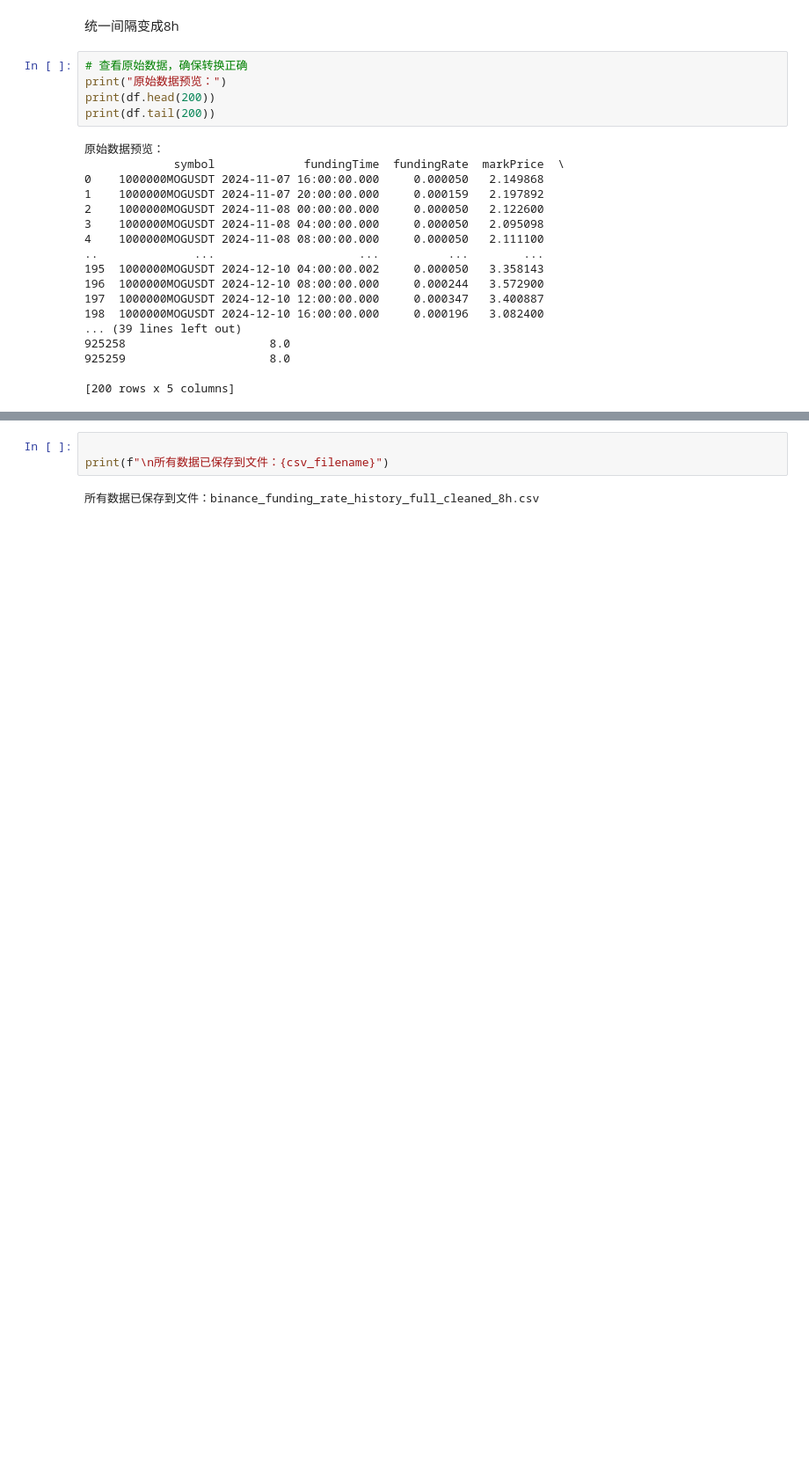
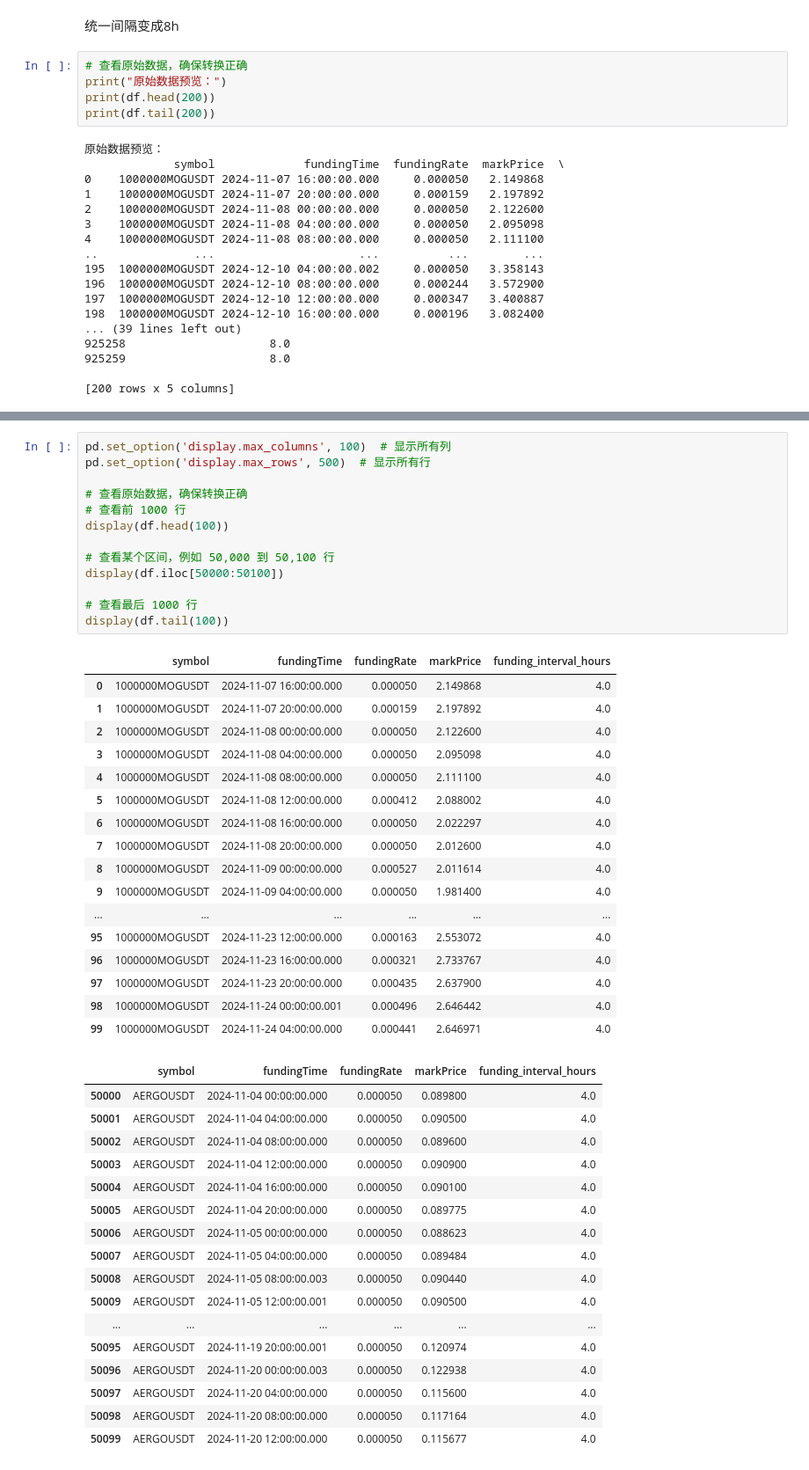
Before and after one commit to AlphaPilotHQ/CryptoDataForge, a Jupyter notebook: funding_data/funding_data_procesing.ipynb, the cells around one changed output, grey strips where cells are left out. Shown: that part at 88% size. Drawn from its saved outputs; the diff is of its cells as text; blank space fills up the shorter version.

```diff
--- a/funding_data/funding_data_procesing.ipynb
+++ b/funding_data/funding_data_procesing.ipynb
@@ -320,5 +256,48 @@ Error:
-# %%
-
-print(f"\n所有数据已保存到文件：{csv_filename}")
-# %% [output]
-所有数据已保存到文件：binance_funding_rate_history_full_cleaned_8h.csv
+# %%
+pd.set_option('display.max_columns', 100)  # 显示所有列
+pd.set_option('display.max_rows', 500)  # 显示所有行
+
+# 查看原始数据，确保转换正确
+# 查看前 1000 行
+display(df.head(100))
+
+# 查看某个区间，例如 50,000 到 50,100 行
+display(df.iloc[50000:50100])
+
+# 查看最后 1000 行
+display(df.tail(100))
+# %% [output]
+|  | symbol | fundingTime | fundingRate | markPrice | funding_interval_hours |
+| 0 | 1000000MOGUSDT | 2024-11-07 16:00:00.000 | 0.000050 | 2.149868 | 4.0 |
+| 1 | 1000000MOGUSDT | 2024-11-07 20:00:00.000 | 0.000159 | 2.197892 | 4.0 |
+| 2 | 1000000MOGUSDT | 2024-11-08 00:00:00.000 | 0.000050 | 2.122600 | 4.0 |
+| 3 | 1000000MOGUSDT | 2024-11-08 04:00:00.000 | 0.000050 | 2.095098 | 4.0 |
+| 4 | 1000000MOGUSDT | 2024-11-08 08:00:00.000 | 0.000050 | 2.111100 | 4.0 |
+| 5 | 1000000MOGUSDT | 2024-11-08 12:00:00.000 | 0.000412 | 2.088002 | 4.0 |
+| 6 | 1000000MOGUSDT | 2024-11-08 16:00:00.000 | 0.000050 | 2.022297 | 4.0 |
+| 7 | 1000000MOGUSDT | 2024-11-08 20:00:00.000 | 0.000050 | 2.012600 | 4.0 |
+| 8 | 1000000MOGUSDT | 2024-11-09 00:00:00.000 | 0.000527 | 2.011614 | 4.0 |
+| 9 | 1000000MOGUSDT | 2024-11-09 04:00:00.000 | 0.000050 | 1.981400 | 4.0 |
+| ... | ... | ... | ... | ... | ... |
+| 95 | 1000000MOGUSDT | 2024-11-23 12:00:00.000 | 0.000163 | 2.553072 | 4.0 |
+| 96 | 1000000MOGUSDT | 2024-11-23 16:00:00.000 | 0.000321 | 2.733767 | 4.0 |
+| 97 | 1000000MOGUSDT | 2024-11-23 20:00:00.000 | 0.000435 | 2.637900 | 4.0 |
+| 98 | 1000000MOGUSDT | 2024-11-24 00:00:00.001 | 0.000496 | 2.646442 | 4.0 |
+| 99 | 1000000MOGUSDT | 2024-11-24 04:00:00.000 | 0.000441 | 2.646971 | 4.0 |
+|  | symbol | fundingTime | fundingRate | markPrice | funding_interval_hours |
+| 50000 | AERGOUSDT | 2024-11-04 00:00:00.000 | 0.000050 | 0.089800 | 4.0 |
+| 50001 | AERGOUSDT | 2024-11-04 04:00:00.000 | 0.000050 | 0.090500 | 4.0 |
+| 50002 | AERGOUSDT | 2024-11-04 08:00:00.000 | 0.000050 | 0.089600 | 4.0 |
+| 50003 | AERGOUSDT | 2024-11-04 12:00:00.000 | 0.000050 | 0.090900 | 4.0 |
+| 50004 | AERGOUSDT | 2024-11-04 16:00:00.000 | 0.000050 | 0.090100 | 4.0 |
+| 50005 | AERGOUSDT | 2024-11-04 20:00:00.000 | 0.000050 | 0.089775 | 4.0 |
+| 50006 | AERGOUSDT | 2024-11-05 00:00:00.000 | 0.000050 | 0.088623 | 4.0 |
+| 50007 | AERGOUSDT | 2024-11-05 04:00:00.000 | 0.000050 | 0.089484 | 4.0 |
+| 50008 | AERGOUSDT | 2024-11-05 08:00:00.003 | 0.000050 | 0.090440 | 4.0 |
+| 50009 | AERGOUSDT | 2024-11-05 12:00:00.001 | 0.000050 | 0.090500 | 4.0 |
+| ... | ... | ... | ... | ... | ... |
+| 50095 | AERGOUSDT | 2024-11-19 20:00:00.001 | 0.000050 | 0.120974 | 4.0 |
+| 50096 | AERGOUSDT | 2024-11-20 00:00:00.003 | 0.000050 | 0.122938 | 4.0 |
+| 50097 | AERGOUSDT | 2024-11-20 04:00:00.000 | 0.000050 | 0.115600 | 4.0 |
+| 50098 | AERGOUSDT | 2024-11-20 08:00:00.000 | 0.000050 | 0.117164 | 4.0 |
+| 50099 | AERGOUSDT | 2024-11-20 12:00:00.000 | 0.000050 | 0.115677 | 4.0 |
```
Also changed, not shown: parts of 4 cells of this notebook, 4 other files.
